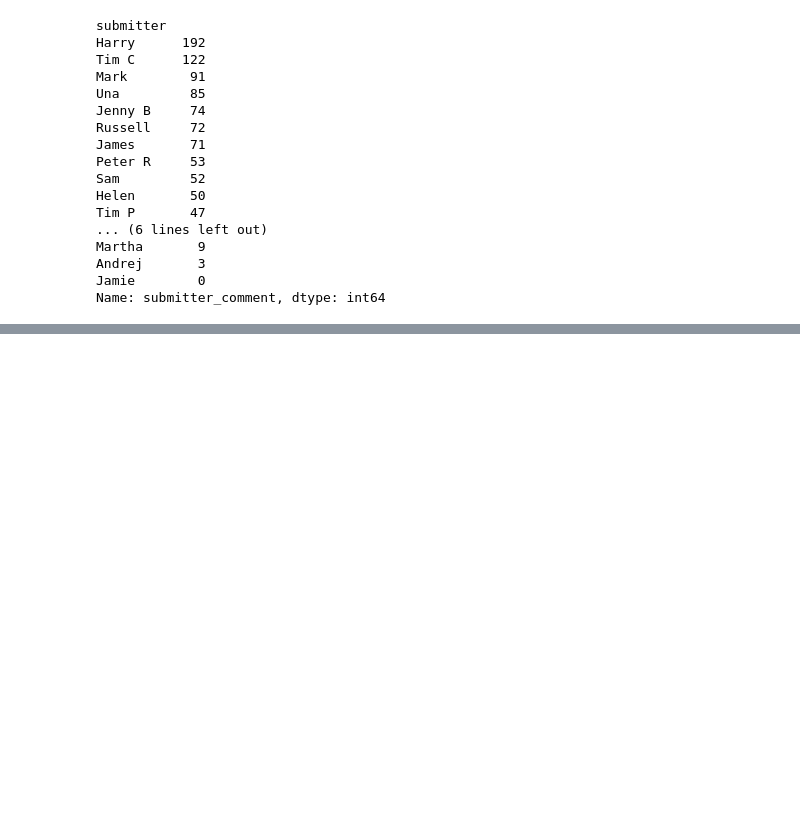
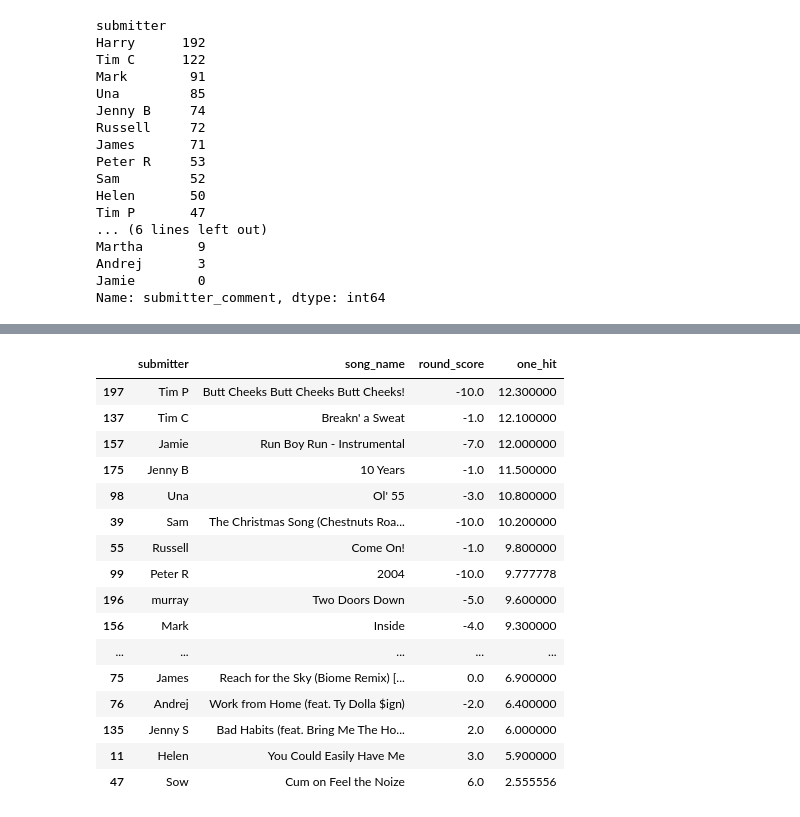
Before and after one commit to fred-cook/music-league-graphs, a Jupyter notebook: music_league_graphs/stats.ipynb, the cells around one changed output, grey strips where cells are left out. Cells and saved outputs as stored; diff of their text form; code cells hidden in the pictures; blank space fills up the shorter version.

```diff
--- a/music_league_graphs/stats.ipynb
+++ b/music_league_graphs/stats.ipynb
@@ -731,0 +756,22 @@ Name: submitter_comment, dtype: object
+# %%
+means = df.groupby("submitter")["round_score"].mean().to_dict()
+df["one_hit"] = df["submitter"].map(means) - df["round_score"]
+df.loc[df.groupby("submitter")["one_hit"].idxmax()].sort_values("one_hit", ascending=False)[["submitter", "song_name", "round_score", "one_hit"]]
+# %% [output]
+|  | submitter | song_name | round_score | one_hit |
+| 197 | Tim P | Butt Cheeks Butt Cheeks Butt Cheeks! | -10.0 | 12.300000 |
+| 137 | Tim C | Breakn' a Sweat | -1.0 | 12.100000 |
+| 157 | Jamie | Run Boy Run - Instrumental | -7.0 | 12.000000 |
+| 175 | Jenny B | 10 Years | -1.0 | 11.500000 |
+| 98 | Una | Ol' 55 | -3.0 | 10.800000 |
+| 39 | Sam | The Christmas Song (Chestnuts Roa... | -10.0 | 10.200000 |
+| 55 | Russell | Come On! | -1.0 | 9.800000 |
+| 99 | Peter R | 2004 | -10.0 | 9.777778 |
+| 196 | murray | Two Doors Down | -5.0 | 9.600000 |
+| 156 | Mark | Inside | -4.0 | 9.300000 |
+| ... | ... | ... | ... | ... |
+| 75 | James | Reach for the Sky (Biome Remix) [... | 0.0 | 6.900000 |
+| 76 | Andrej | Work from Home (feat. Ty Dolla $ign) | -2.0 | 6.400000 |
+| 135 | Jenny S | Bad Habits (feat. Bring Me The Ho... | 2.0 | 6.000000 |
+| 11 | Helen | You Could Easily Have Me | 3.0 | 5.900000 |
+| 47 | Sow | Cum on Feel the Noize | 6.0 | 2.555556 |
```
Also changed, not shown: parts of 6 cells of this notebook.
